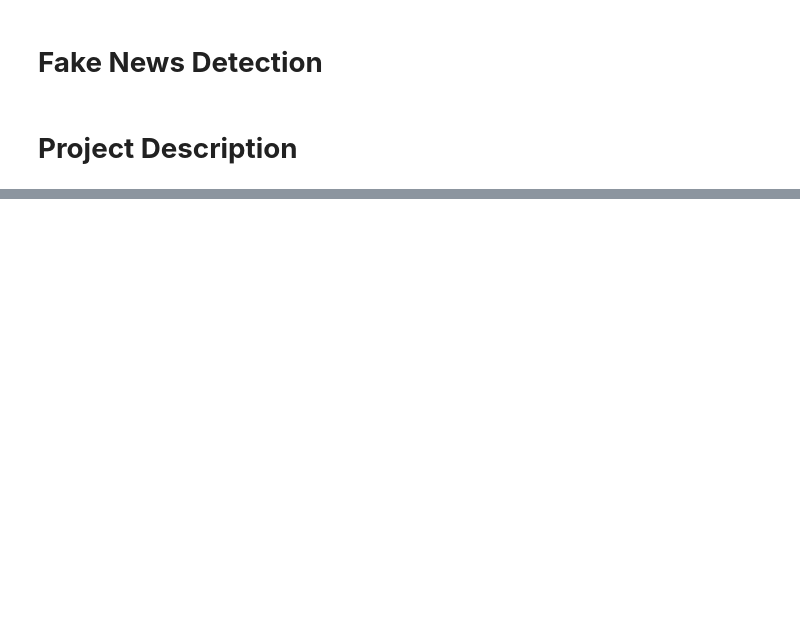
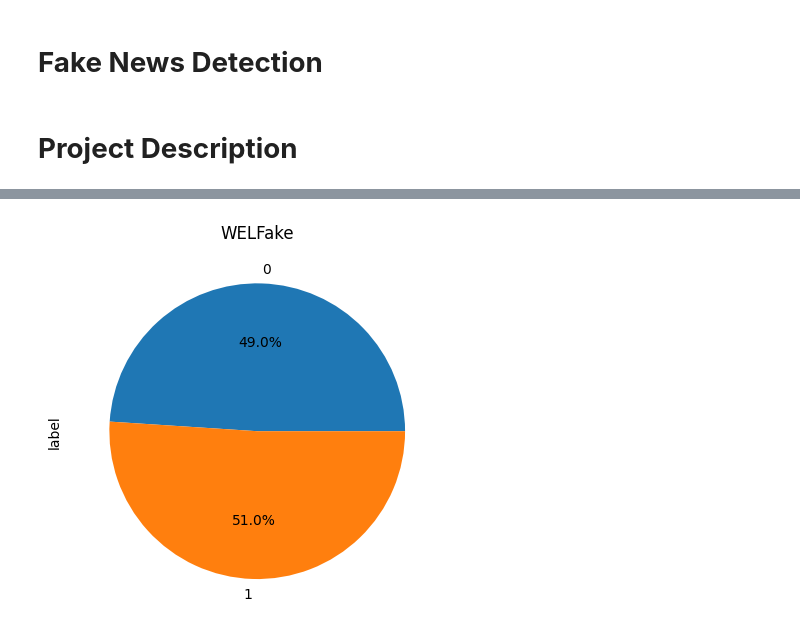
Before and after one commit to Przemek9110/fake-news-detection, a Jupyter notebook: fake_news_detection.ipynb, the cells around one changed output, grey strips where cells are left out. Saved outputs shown, nothing was run; the diff lists cells and outputs as text; code cells hidden in the pictures; blank space fills up the shorter version.

```diff
--- a/fake_news_detection.ipynb
+++ b/fake_news_detection.ipynb
@@ -16,0 +37,3 @@ fake = pd.read_csv('data/fake.csv')
+# %%
+def balance_plot(df, label, plot_name):
+    df.groupby(label)[label].count().plot(kind='pie', autopct='%1.1f%%', title=plot_name)
@@ -34,0 +71,5 @@ fake_news_net['news_url'] = fake_news_net['news_url'].str.split('/')
+# %%
+wel_fake.dropna(inplace=True)
+balance_plot(wel_fake, 'label', 'WELFake')
+# %% [output]
+[figure, added]
```
Also changed, not shown: parts of 42 cells of this notebook.
